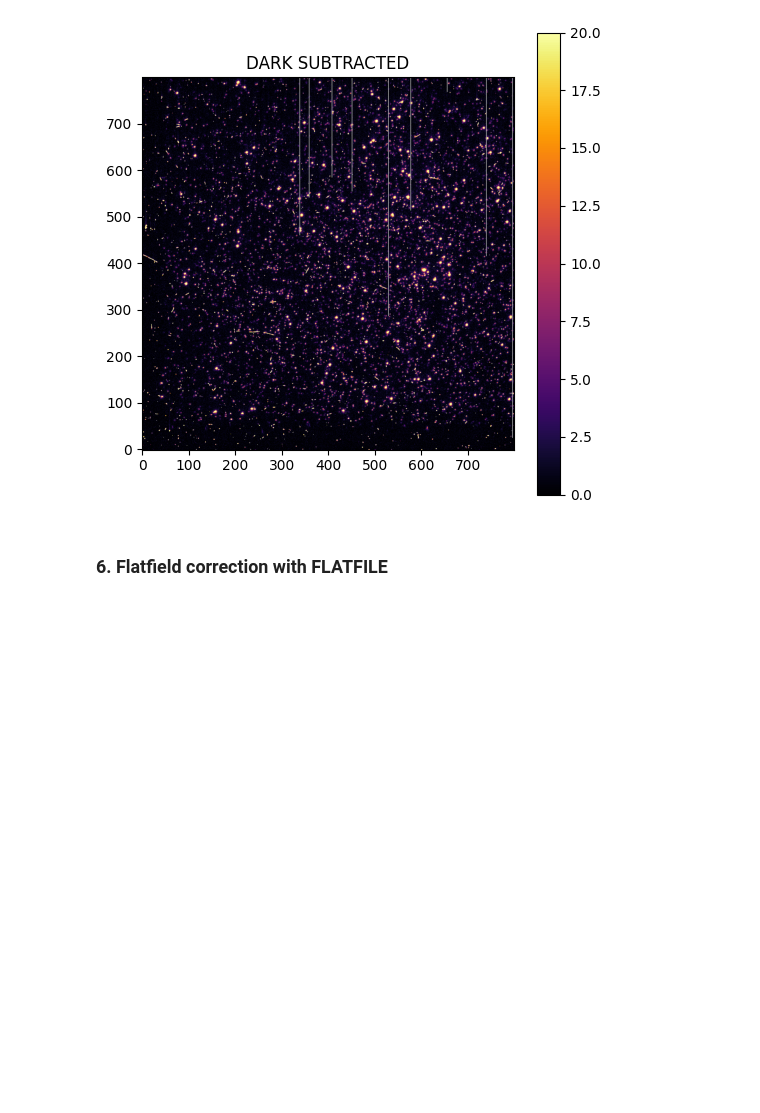
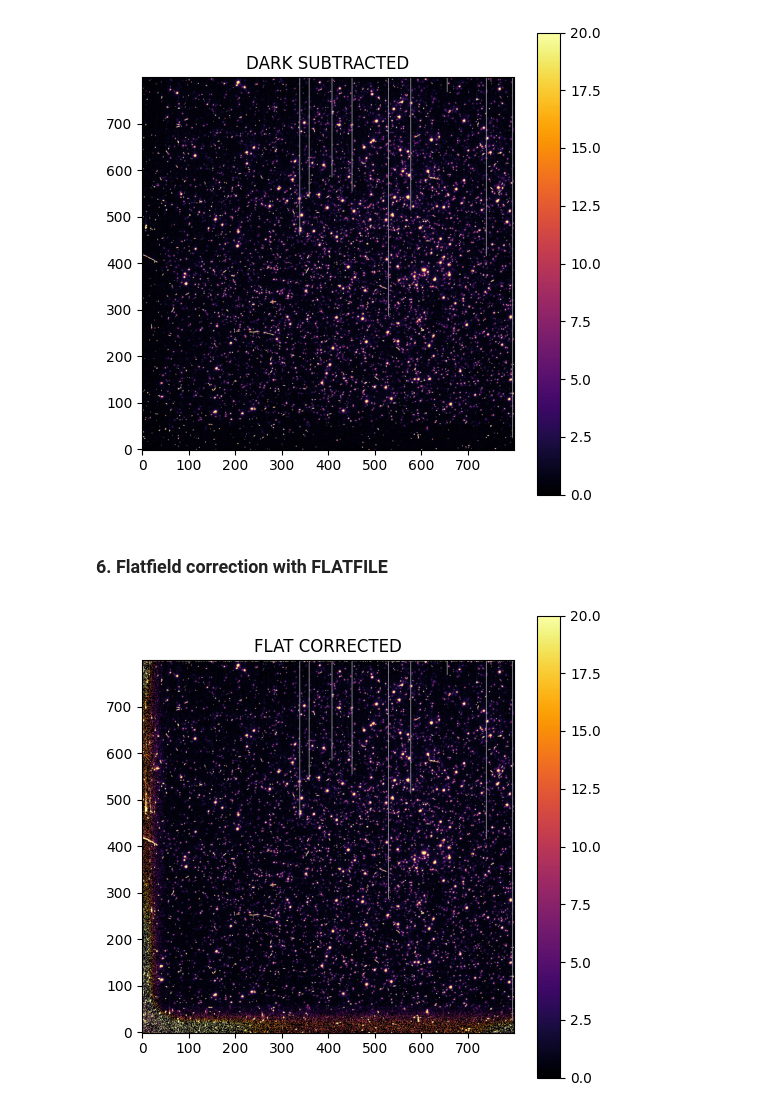
Before and after one commit to RachelOdunuga/optical-detectors-hst-sentinel, a Jupyter notebook: hst-assignment.ipynb, the cells around one changed output. Saved outputs shown, nothing was run; the diff lists cells and outputs as text; code cells hidden in the pictures; blank space fills up the shorter version.

Commit message:
Flat Correction

```diff
--- a/hst-assignment.ipynb
+++ b/hst-assignment.ipynb
@@ -186,3 +183,8 @@ show_image(dark_corrected, 'DARK SUBTRACTED')
 # %%
 def apply_flat(image, flat):
     return image*flat
+
+flat_corrected = apply_flat(dark_corrected, flat[0])
+show_image(flat_corrected, 'FLAT CORRECTED')
+# %% [output]
+[figure, added]
```
Also changed, not shown: parts of 1 cell of this notebook.
